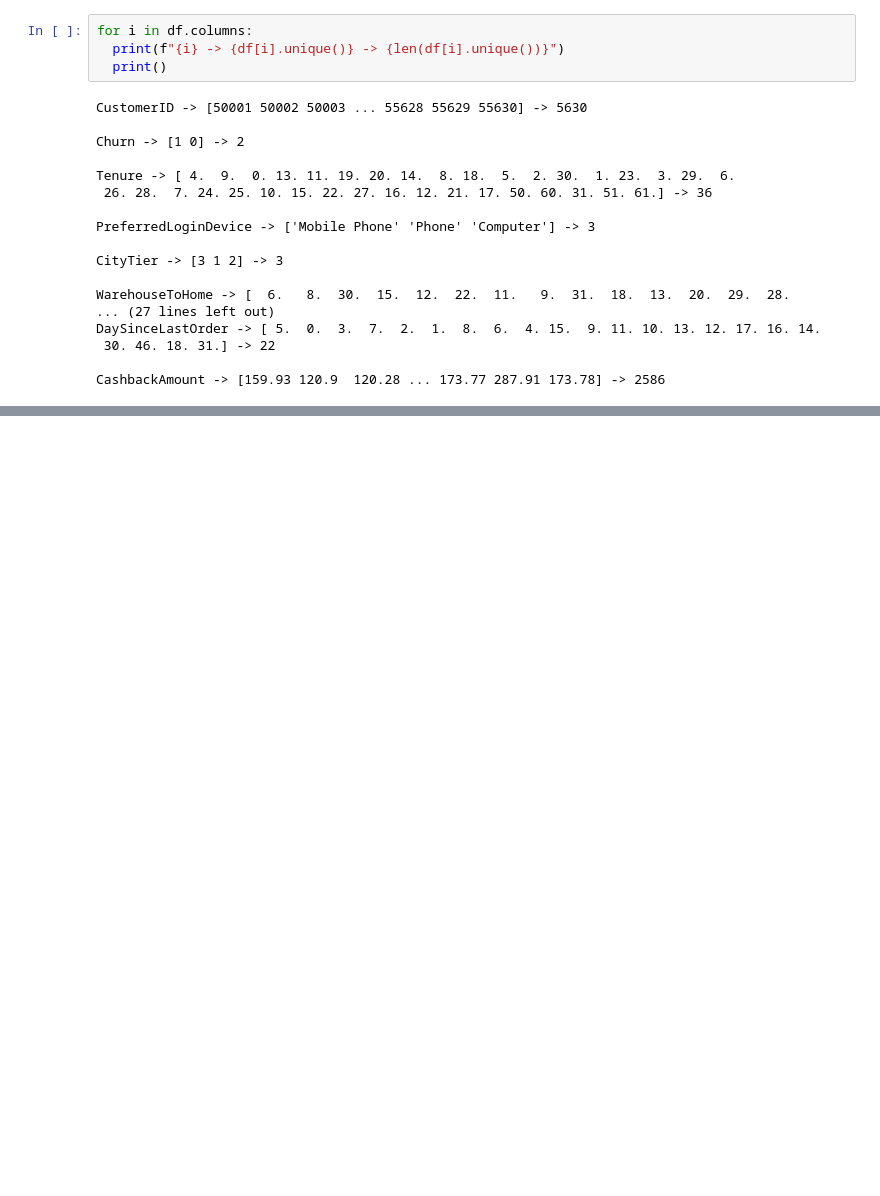
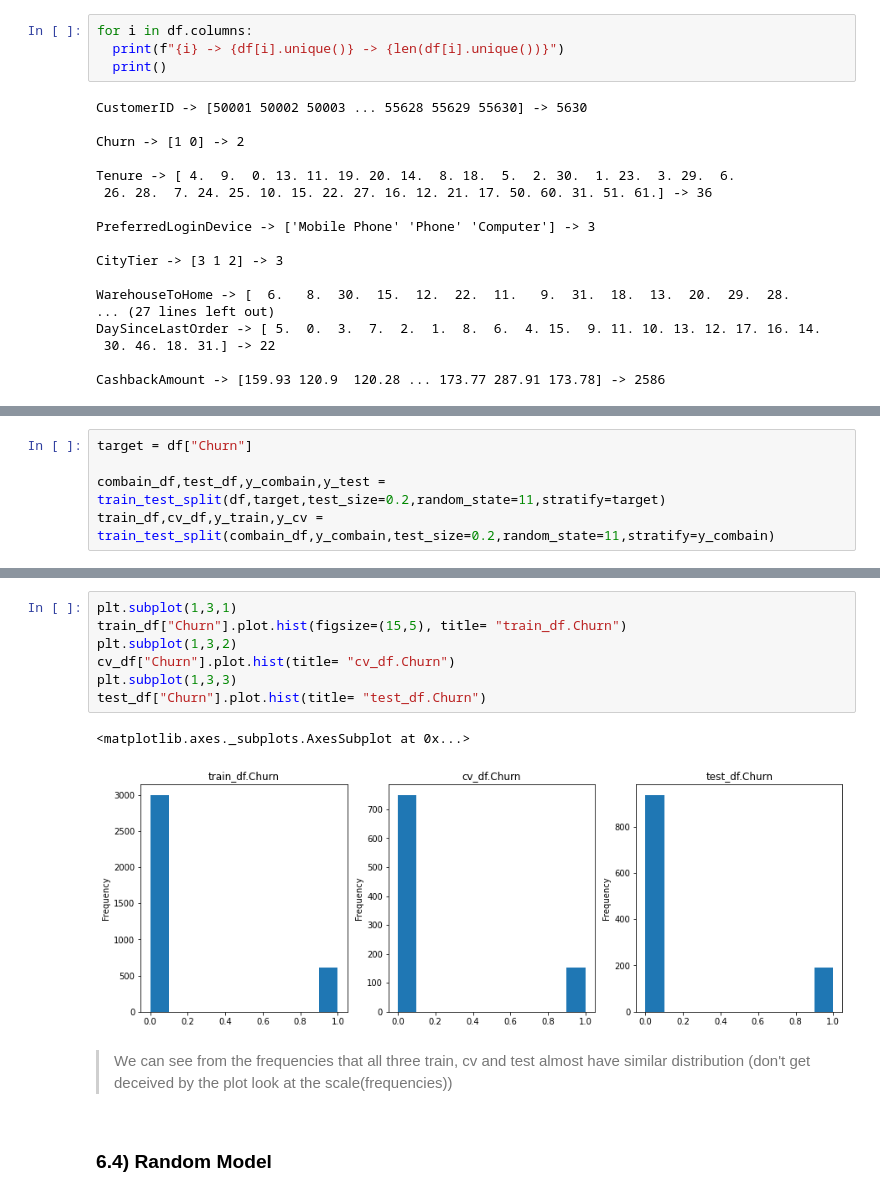
Before and after one commit to vijaylokith/Customer-Churn-Prediction, a Jupyter notebook: Customer_churn_prediction_ecommerce.ipynb, the cells around one changed output, grey strips where cells are left out. Saved outputs shown, nothing was run; the diff lists cells and outputs as text; blank space fills up the shorter version.

```diff
--- a/Customer_churn_prediction_ecommerce.ipynb
+++ b/Customer_churn_prediction_ecommerce.ipynb
@@ -427,0 +468,5 @@ CashbackAmount -> [159.93 120.9  120.28 ... 173.77 287.91 173.78] -> 2586
+# %%
+target = df["Churn"]
+
+combain_df,test_df,y_combain,y_test = train_test_split(df,target,test_size=0.2,random_state=11,stratify=target)
+train_df,cv_df,y_train,y_cv = train_test_split(combain_df,y_combain,test_size=0.2,random_state=11,stratify=y_combain)
@@ -427,0 +493,14 @@ CashbackAmount -> [159.93 120.9  120.28 ... 173.77 287.91 173.78] -> 2586
+# %%
+plt.subplot(1,3,1)
+train_df["Churn"].plot.hist(figsize=(15,5), title= "train_df.Churn")
+plt.subplot(1,3,2)
+cv_df["Churn"].plot.hist(title= "cv_df.Churn")
+plt.subplot(1,3,3)
+test_df["Churn"].plot.hist(title= "test_df.Churn")
+# %% [output]
+<matplotlib.axes._subplots.AxesSubplot at 0x...>
+[figure, added]
+# %% [markdown]
+> We can see from the frequencies that all three train, cv and test almost have similar distribution (don't get deceived by the plot look at the scale(frequencies))
+# %% [markdown]
+### **6.4) Random Model**
```
Also changed, not shown: parts of 74 cells of this notebook.
